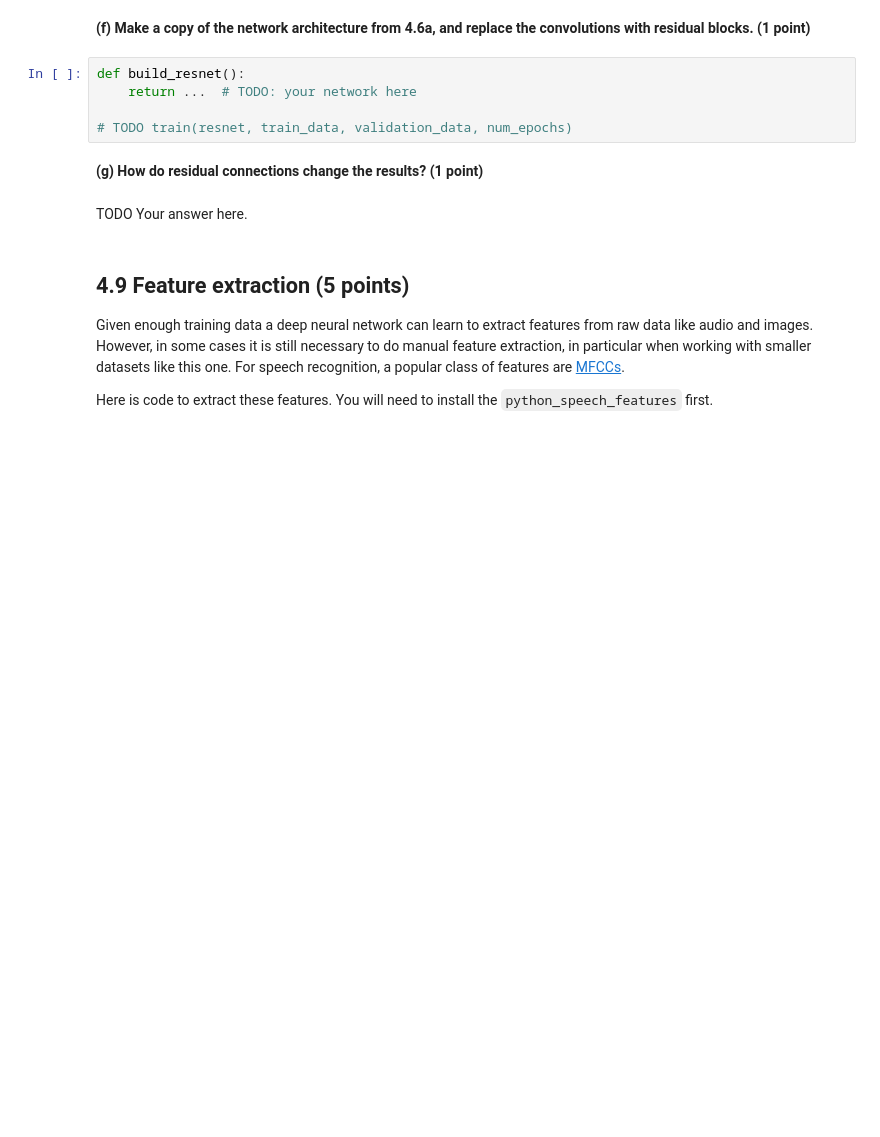
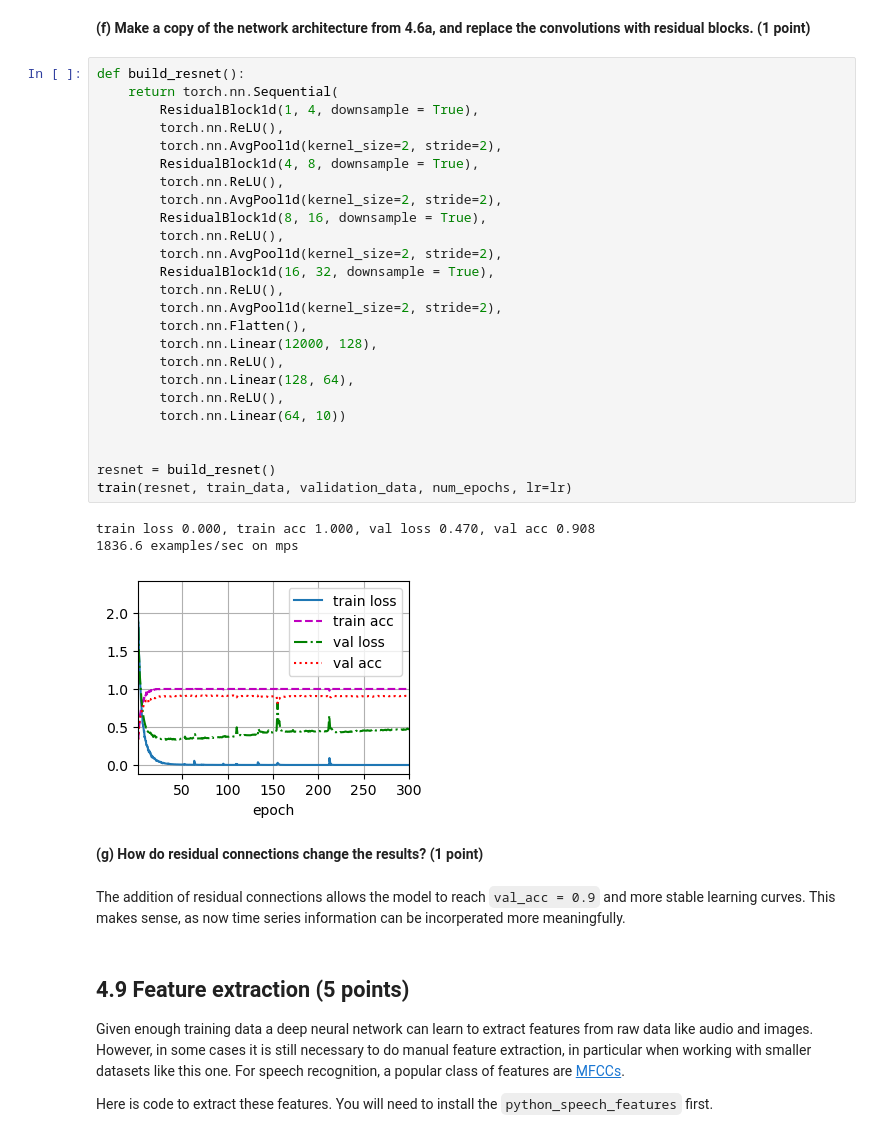
Before and after one commit to aschroede/RU-Deep-Learning, a Jupyter notebook: Assignment 4/dl-assignment-4.ipynb, the cells around one changed output. Saved outputs shown, nothing was run; the diff lists cells and outputs as text; blank space fills up the shorter version.

```diff
--- a/Assignment 4/dl-assignment-4.ipynb
+++ b/Assignment 4/dl-assignment-4.ipynb
@@ -1093,14 +1313,38 @@ Use residual blocks each containing two convolutional layers.
 # %% [markdown]
 **(f) Make a copy of the network architecture from 4.6a, and replace the convolutions with residual blocks.<span style="float:right"> (1 point)</span>**
-# %%
-def build_resnet():
-    return ...  # TODO: your network here
-
-# TODO train(resnet, train_data, validation_data, num_epochs)
+# %%
+def build_resnet():
+    return torch.nn.Sequential(
+        ResidualBlock1d(1, 4, downsample = True),
+        torch.nn.ReLU(),
+        torch.nn.AvgPool1d(kernel_size=2, stride=2),
+        ResidualBlock1d(4, 8, downsample = True),
+        torch.nn.ReLU(),
+        torch.nn.AvgPool1d(kernel_size=2, stride=2),
+        ResidualBlock1d(8, 16, downsample = True),
+        torch.nn.ReLU(),
+        torch.nn.AvgPool1d(kernel_size=2, stride=2),
+        ResidualBlock1d(16, 32, downsample = True),
+        torch.nn.ReLU(),
+        torch.nn.AvgPool1d(kernel_size=2, stride=2),
+        torch.nn.Flatten(),
+        torch.nn.Linear(12000, 128),
+        torch.nn.ReLU(),
+        torch.nn.Linear(128, 64),
+        torch.nn.ReLU(),
+        torch.nn.Linear(64, 10))
+
+
+resnet = build_resnet()
+train(resnet, train_data, validation_data, num_epochs, lr=lr)
+# %% [output]
+train loss 0.000, train acc 1.000, val loss 0.470, val acc 0.908
+1836.6 examples/sec on mps
+[figure, added]
 # %% [markdown]
 **(g) How do residual connections change the results?<span style="float:right"> (1 point)</span>**
-# %% [markdown]
-TODO Your answer here.
+# %% [markdown]
+The addition of residual connections allows the model to reach `val_acc = 0.9` and more stable learning curves. This makes sense, as now time series information can be incorperated more meaningfully.
 # %% [markdown]
 ## 4.9 Feature extraction (5 points)
 
```
Also changed, not shown: parts of 44 cells of this notebook, 1 other file.
